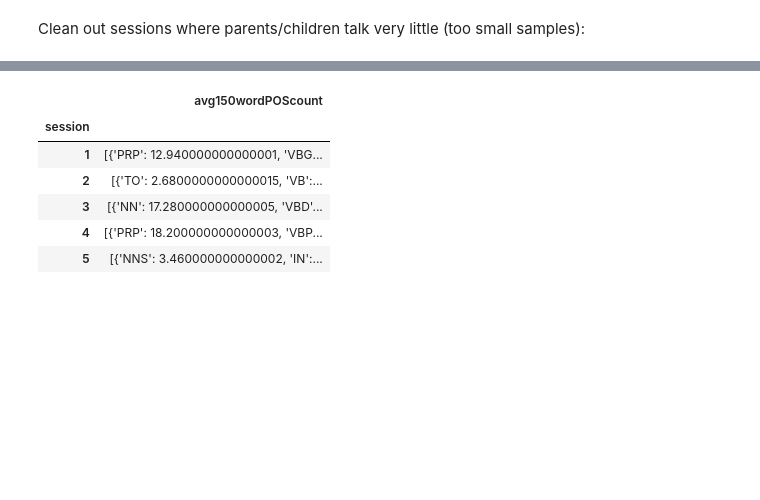
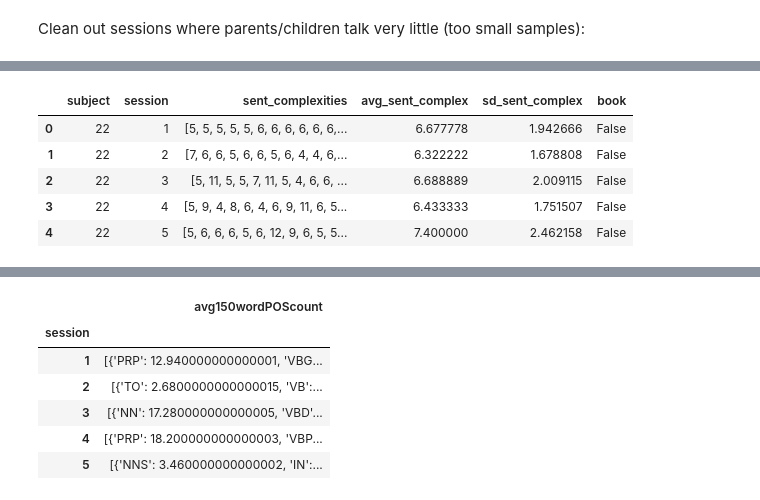
Before and after one commit to jgdenby/content-analysis-2018, a Jupyter notebook: ChildBookProject/FinalProj.ipynb, the cells around one changed output, grey strips where cells are left out. Saved outputs shown, nothing was run; the diff lists cells and outputs as text; code cells hidden in the pictures; blank space fills up the shorter version.

```diff
--- a/ChildBookProject/FinalProj.ipynb
+++ b/ChildBookProject/FinalProj.ipynb
@@ -332,0 +336,9 @@ p_chats.head()
+# %%
+p_complex_df.head()
+# %% [output]
+|  | subject | session | sent_complexities | avg_sent_complex | sd_sent_complex | book |
+| 0 | 22 | 1 | [5, 5, 5, 5, 5, 6, 6, 6, 6, 6, 6,... | 6.677778 | 1.942666 | False |
+| 1 | 22 | 2 | [7, 6, 6, 5, 6, 6, 5, 6, 4, 4, 6,... | 6.322222 | 1.678808 | False |
+| 2 | 22 | 3 | [5, 11, 5, 5, 7, 11, 5, 4, 6, 6, ... | 6.688889 | 2.009115 | False |
+| 3 | 22 | 4 | [5, 9, 4, 8, 6, 4, 6, 9, 11, 6, 5... | 6.433333 | 1.751507 | False |
+| 4 | 22 | 5 | [5, 6, 6, 6, 5, 6, 12, 9, 6, 5, 5... | 7.400000 | 2.462158 | False |
```
Also changed, not shown: parts of 8 cells of this notebook.
